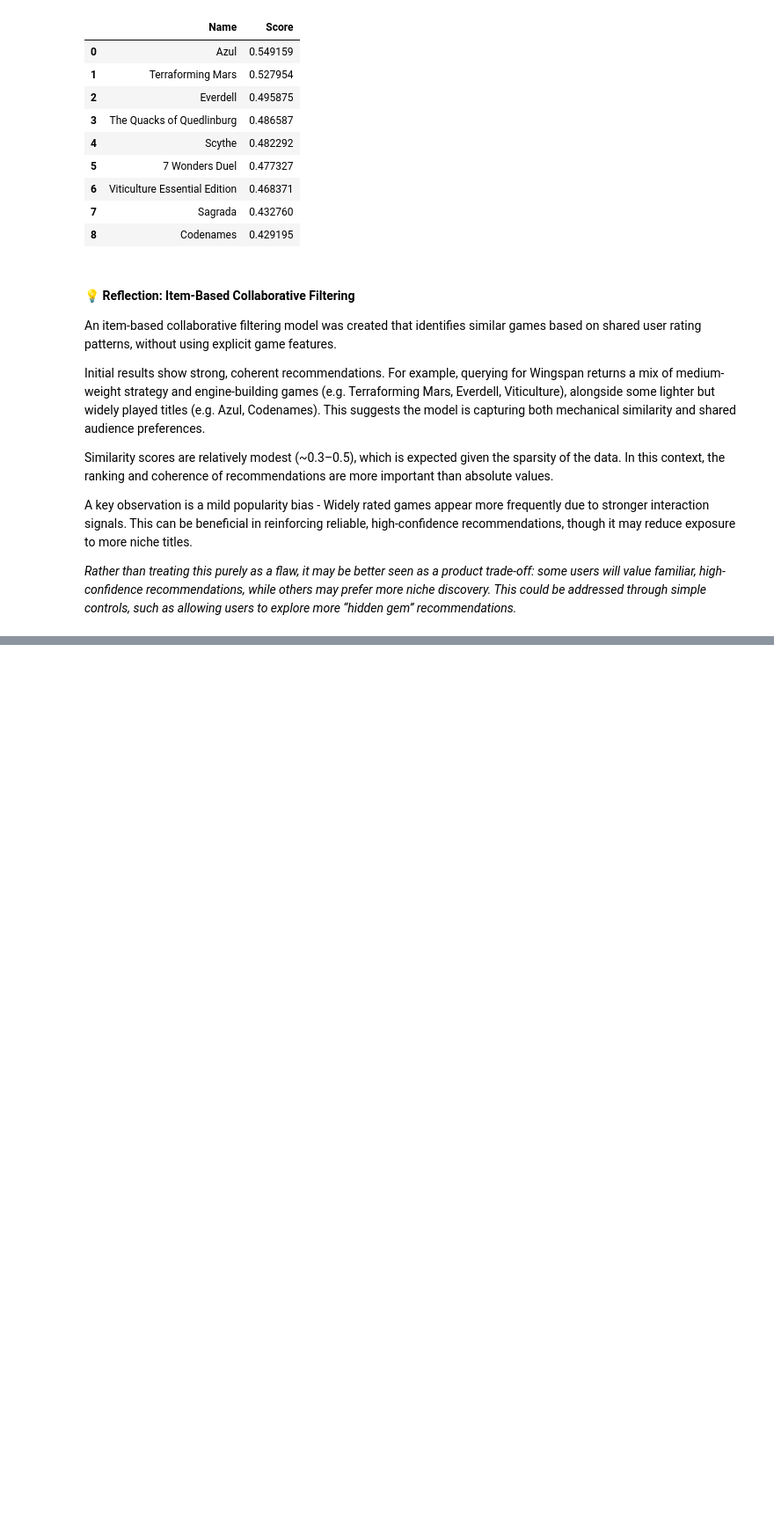
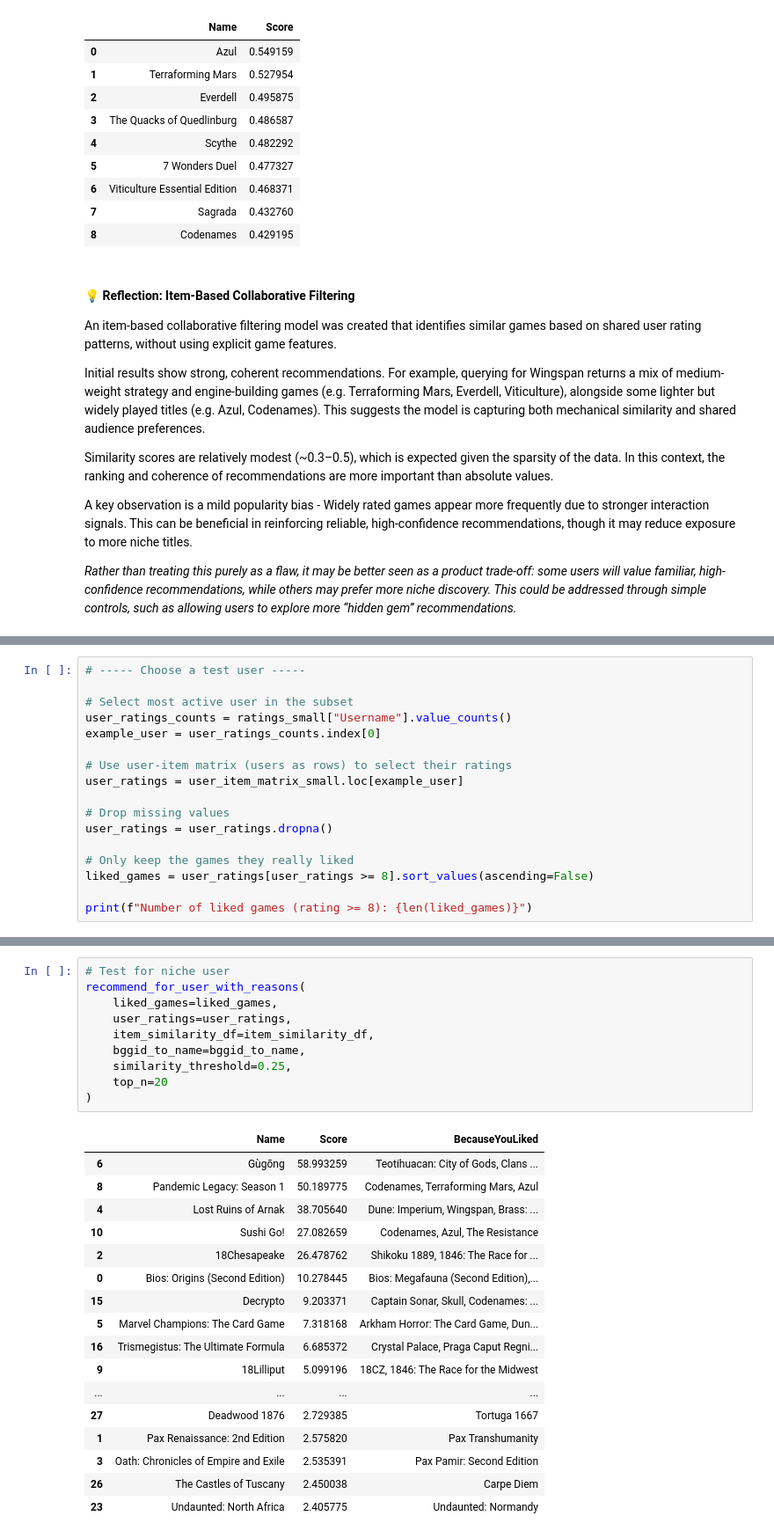
Before and after one commit to keira-p/meeplemind-recommender, a Jupyter notebook: notebooks/06_recommender_system.ipynb, the cells around one changed output, grey strips where cells are left out. Shown at 88% size. Drawn from its saved outputs; the diff is of its cells as text; blank space fills up the shorter version.

```diff
--- a/notebooks/06_recommender_system.ipynb
+++ b/notebooks/06_recommender_system.ipynb
@@ -434,0 +441,17 @@ A key observation is a mild popularity bias - Widely rated games appear more fre
+# %%
+# ----- Choose a test user -----
+
+# Select most active user in the subset
+user_ratings_counts = ratings_small["Username"].value_counts()
+example_user = user_ratings_counts.index[0]
+
+# Use user-item matrix (users as rows) to select their ratings
+user_ratings = user_item_matrix_small.loc[example_user]
+
+# Drop missing values
+user_ratings = user_ratings.dropna()
+
+# Only keep the games they really liked
+liked_games = user_ratings[user_ratings >= 8].sort_values(ascending=False)
+
+print(f"Number of liked games (rating >= 8): {len(liked_games)}")
@@ -434,0 +1153,28 @@ A key observation is a mild popularity bias - Widely rated games appear more fre
+# %%
+# Test for niche user
+recommend_for_user_with_reasons(
+    liked_games=liked_games,
+    user_ratings=user_ratings,
+    item_similarity_df=item_similarity_df,
+    bggid_to_name=bggid_to_name,
+    similarity_threshold=0.25,
+    top_n=20
+)
+# %% [output]
+|  | Name | Score | BecauseYouLiked |
+| 6 | Gùgōng | 58.993259 | Teotihuacan: City of Gods, Clans ... |
+| 8 | Pandemic Legacy: Season 1 | 50.189775 | Codenames, Terraforming Mars, Azul |
+| 4 | Lost Ruins of Arnak | 38.705640 | Dune: Imperium, Wingspan, Brass: ... |
+| 10 | Sushi Go! | 27.082659 | Codenames, Azul, The Resistance |
+| 2 | 18Chesapeake | 26.478762 | Shikoku 1889, 1846: The Race for ... |
+| 0 | Bios: Origins (Second Edition) | 10.278445 | Bios: Megafauna (Second Edition),... |
+| 15 | Decrypto | 9.203371 | Captain Sonar, Skull, Codenames: ... |
+| 5 | Marvel Champions: The Card Game | 7.318168 | Arkham Horror: The Card Game, Dun... |
+| 16 | Trismegistus: The Ultimate Formula | 6.685372 | Crystal Palace, Praga Caput Regni... |
+| 9 | 18Lilliput | 5.099196 | 18CZ, 1846: The Race for the Midwest |
+| ... | ... | ... | ... |
+| 27 | Deadwood 1876 | 2.729385 | Tortuga 1667 |
+| 1 | Pax Renaissance: 2nd Edition | 2.575820 | Pax Transhumanity |
+| 3 | Oath: Chronicles of Empire and Exile | 2.535391 | Pax Pamir: Second Edition |
+| 26 | The Castles of Tuscany | 2.450038 | Carpe Diem |
+| 23 | Undaunted: North Africa | 2.405775 | Undaunted: Normandy |
```
Also changed, not shown: parts of 43 cells of this notebook.
